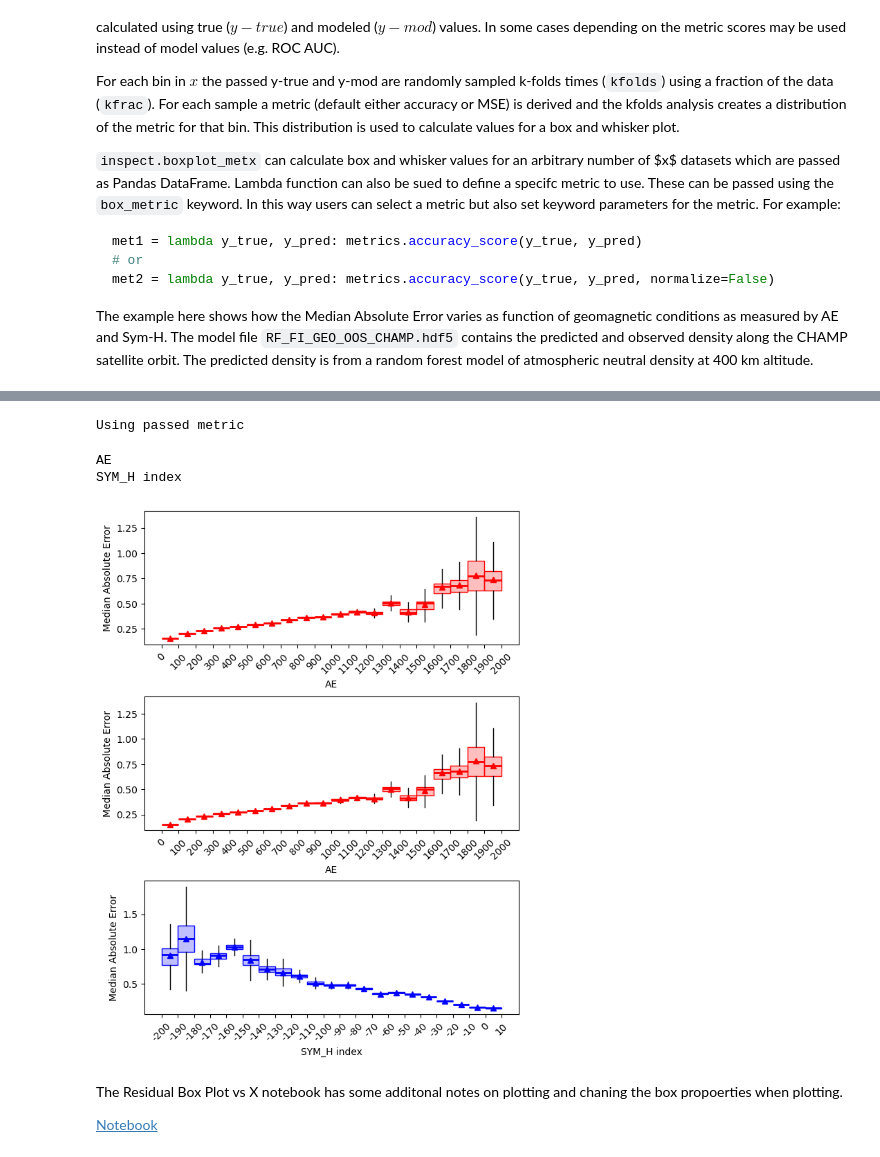
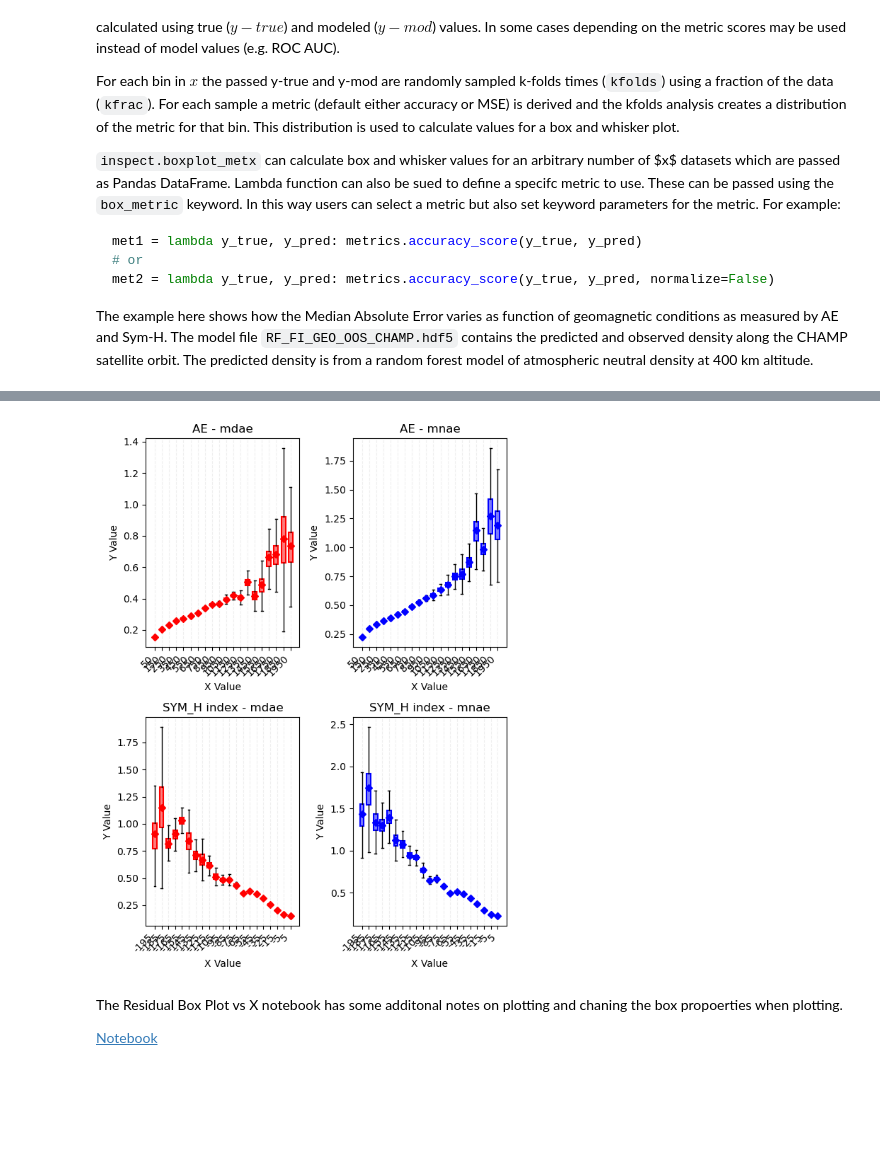
Before and after one commit to kylermurphy/ml_fw, a Jupyter notebook: ml_fw/Notebooks/Metric_boxvx.ipynb, the cells around one changed output, grey strips where cells are left out. Cells and saved outputs as stored; diff of their text form; code cells hidden in the pictures; blank space fills up the shorter version.

```diff
--- a/ml_fw/Notebooks/Metric_boxvx.ipynb
+++ b/ml_fw/Notebooks/Metric_boxvx.ipynb
@@ -66,74 +69,16 @@ y_pred = ['400kmDensity_pred']
 # use accuracy as the metric here
 metric = 'Median Absolute Error'
 met = lambda y_true, y_pred: metrics.median_absolute_error(y_true, y_pred)
+met2 = lambda y_true, y_pred: metrics.mean_absolute_error(y_true, y_pred)
 # %%
-met_box = inspect.boxplot_metvx(x_dat, y_true, y_pred, box_dat=dat, bins=x_bin, xrange=x_range,
-                                kfolds=k_folds, kfrac=k_size, box_metric=met)
+met_box = inspect.boxplot_metvx(x_dat, y_true, y_pred, box_dat=dat, bins=x_bin,
+                                    xrange=x_range, kfolds=k_folds, kfrac=k_size,
+                                    box_metric={'mdae':met,'mnae':met2})
-# %% [output]
-Using passed metric
-# %%
-# plot the data
-InteractiveShell.ast_node_interactivity = "last_expr"
-showmean=True
-fig, ax = plt.subplots(3,1, figsize=(6,8))
-fig.set_constrained_layout(True)
-
-# boxplot_vx returns a dictionary for each of x_dat which contains
-# the required values to plot a boxplot using bxp()
-# the dictionary key is the inputs DataFramed column names
-
-# lets look at the returned dictionary for AE
-ae_box = met_box['AE'] # the AE box/whisker data
-y_val = ae_box['box_stats'] # a list of dictionaries for each box/whisker instance
-x_val = ae_box['x_centre'] # the center of each x bin
-x_width = ae_box['x_width'] # the width of each x bin
-x_tk = np.append(x_val,x_val.max()+x_width)-x_width/2.
-
-# lets define some colors, alpha values (transparencies) and other properties to
-# make the plot pretty
-
-cc = [1,0,0] # red box plot
-bx_a = 0.25 # transparency level (alpha) for box
-ln_a = 1.0 # transparency level for lines
-ln_w = 2.0 # line width
-
-b1 = ax[0].bxp(y_val, positions=x_val, widths=x_width,
-                  patch_artist=True, showmeans=showmean,
-                  shownotches=False, showcaps=False,
-                  boxprops={'ec':cc+[ln_a], 'fc':cc+[bx_a]}, # artist properties for boxes
-                  medianprops={'c':cc, 'lw':ln_w}, # artist properties for medians
-                  meanprops={'mec':cc, 'mfc':cc}) # artist propoerties for means
-
-# lets fix the x-axis a bit and label everything
-_ = ax[0].set_xticks(x_tk,x_tk.astype(int).astype(str),rotation=45)
-_ = ax[0].set_ylabel(metric)
-_ = ax[0].set_xlabel('AE')
-
-# lets do the same thing but loop through the returned box_dat
-# to create a box/whisker plot for each returned key (x_dat)
-# loop through the dictionary to plot all box_plots
-pc = [cc, [0,0,1]]
-for (key, value), ap, bc, in zip(met_box.items(), ax[1:], pc):
-    print(key)
-    plt_box = met_box[key]
-    y_val = plt_box['box_stats']
-    x_val = plt_box['x_centre']
-    x_width = plt_box['x_width']
-    x_tk = np.append(x_val,x_val.max()+x_width)-x_width/2.
-
-    b = ap.bxp(y_val, positions=x_val, widths=x_width,
-                      patch_artist=True, showmeans=showmean,
-                      shownotches=False, showcaps=False,
-                      boxprops={'ec':bc+[ln_a], 'fc':bc+[bx_a]},
-                      medianprops={'c':bc, 'lw':ln_w},
-                      meanprops={'mec':bc, 'mfc':bc})
-    _ = ap.set_xticks(x_tk,x_tk.astype(int).astype(str),rotation=45)
-    _ = ap.set_ylabel(metric)
-    _ = ap.set_xlabel(key)
-# %% [output]
-AE
-SYM_H index
-[figure, removed]
+# %%
+p = inspect.plot_boxplot_metvx(met_box,figsize=(6,8), colors=['red', 'blue'],alphas=[0.5],
+                               separate_by='both')
+# %% [output]
+[figure, added]
 # %% [markdown]
 The Residual Box Plot vs X notebook has some additonal notes on plotting and chaning the box propoerties when plotting.
 
```
Also changed, not shown: parts of 1 cell of this notebook, 1 other file.
